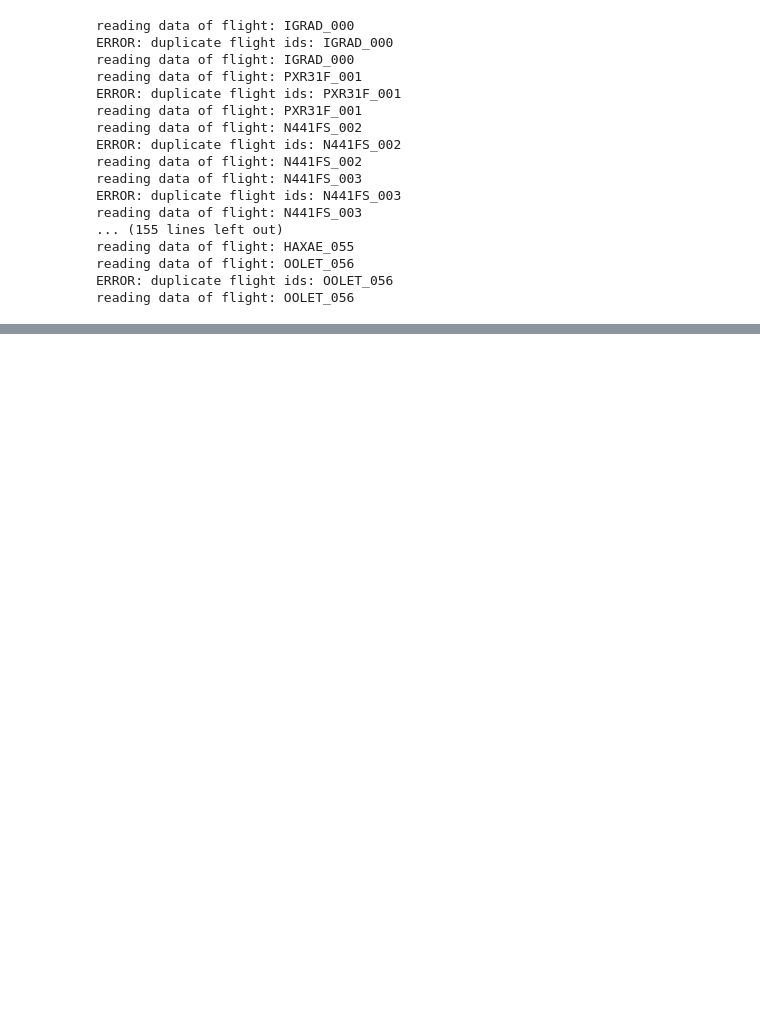
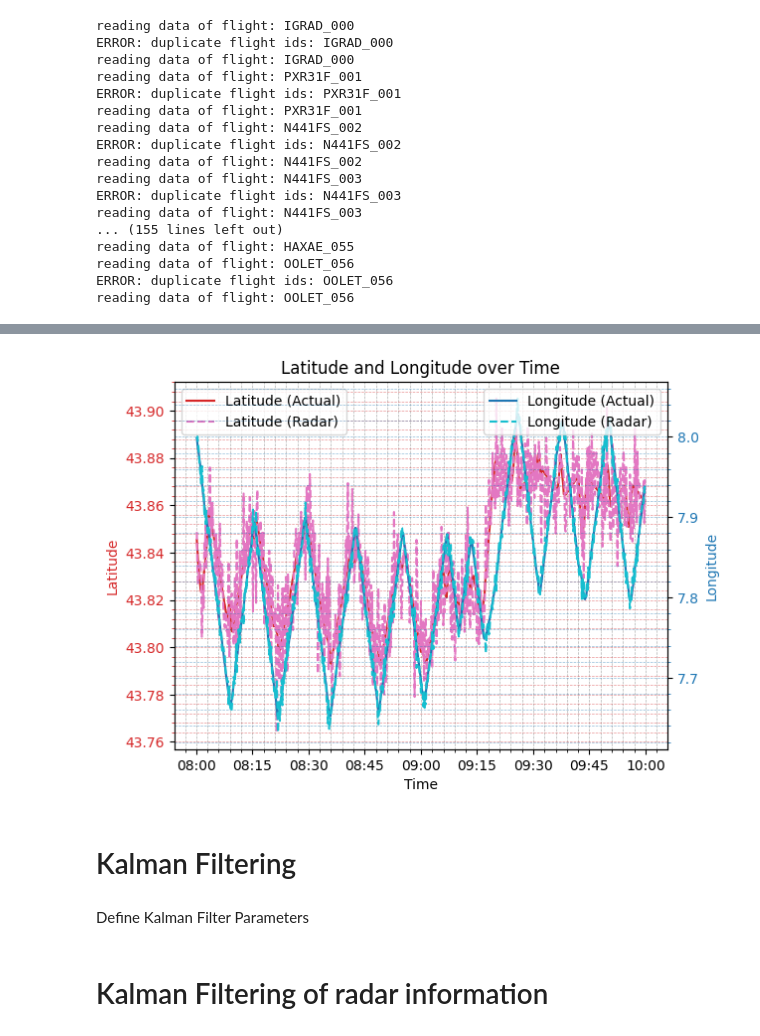
Before and after one commit to mrmrjing/KalmanFilterAirRadar, a Jupyter notebook: project2.ipynb, the cells around one changed output, grey strips where cells are left out. Saved outputs shown, nothing was run; the diff lists cells and outputs as text; code cells hidden in the pictures; blank space fills up the shorter version.

```diff
--- a/project2.ipynb
+++ b/project2.ipynb
@@ -38,0 +255,6 @@ kf.
+# %%
+plot_actual_radar_all(actual_data, radar_data, 5, 5, 5)
+# %% [output]
+[figure, added]
+# %% [markdown]
+# Kalman Filtering
@@ -38,0 +264,2 @@ kf.
+# %% [markdown]
+Define Kalman Filter Parameters
@@ -38,0 +312,2 @@ kf.
+# %% [markdown]
+# Kalman Filtering of radar information
```
Also changed, not shown: parts of 23 cells of this notebook, 1 other file.
